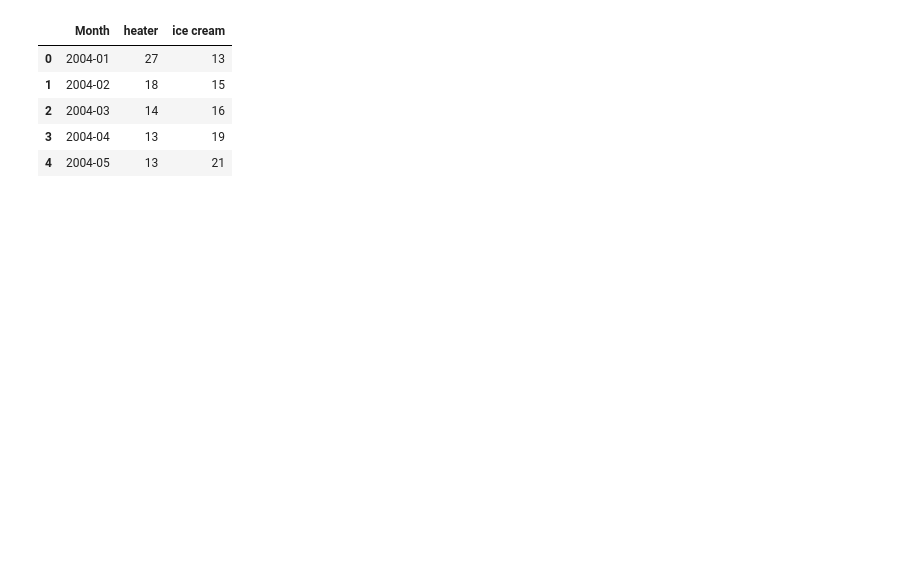
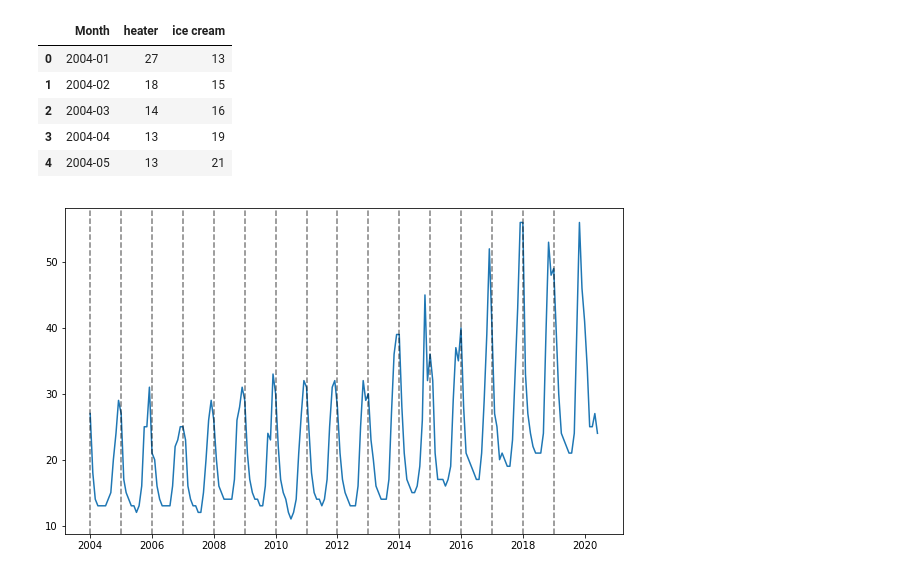
Before and after one commit to Karanpalshekhawat/time-series-analysis, a Jupyter notebook: improving_dataset_quality_preprocessing.ipynb, the cells around one changed output. Saved outputs shown, nothing was run; the diff lists cells and outputs as text; code cells hidden in the pictures; blank space fills up the shorter version.

```diff
--- a/improving_dataset_quality_preprocessing.ipynb
+++ b/improving_dataset_quality_preprocessing.ipynb
@@ -18,3 +18,16 @@ df.Month = df.Month.apply(lambda x : datetime.strptime(x, '%Y-%m'))
 df.set_index('Month', inplace=True)
 # %%
 df = df.asfreq(pd.infer_freq(df.index))
+# %%
+heater_series = df['heater']
+# %%
+plt.figure(figsize=(10,6))
+plt.plot(heater_series)
+
+min_index = heater_series.index.min().year
+max_index = heater_series.index.max().year
+
+for year in range(min_index, max_index):
+    plt.axvline(datetime(year, 1, 1), linestyle='--', color='k', alpha=0.5)
+# %% [output]
+[figure, added]
```
Also changed, not shown: parts of 12 cells of this notebook.
